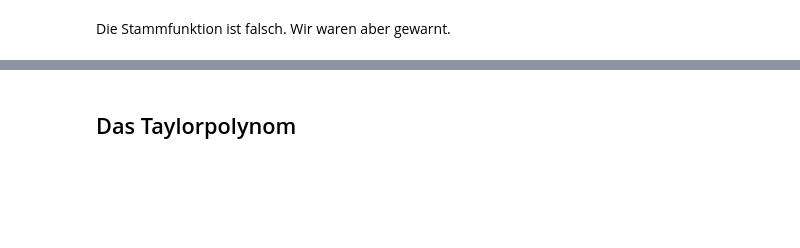
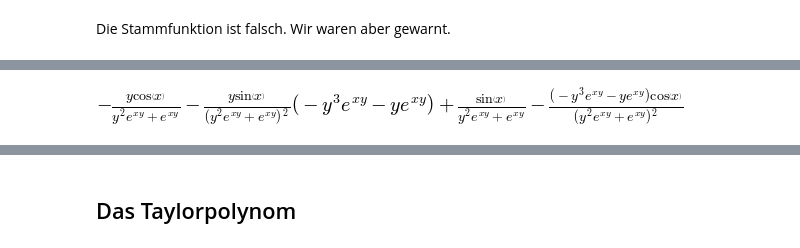
Before and after one commit to Ruediger-Braun/compana16, a Jupyter notebook: Lektion07.ipynb, the cells around one changed output, grey strips where cells are left out. Saved outputs shown, nothing was run; the diff lists cells and outputs as text; code cells hidden in the pictures; blank space fills up the shorter version.

```diff
--- a/Lektion07.ipynb
+++ b/Lektion07.ipynb
@@ -82,4 +120,6 @@ G
 # %%
-G.diff(x) == g
+G.diff(x)# == g
+# %% [output]
+[figure, added]
 # %%
 G.diff(x).simplify() == g
```
Also changed, not shown: parts of 71 cells of this notebook.
